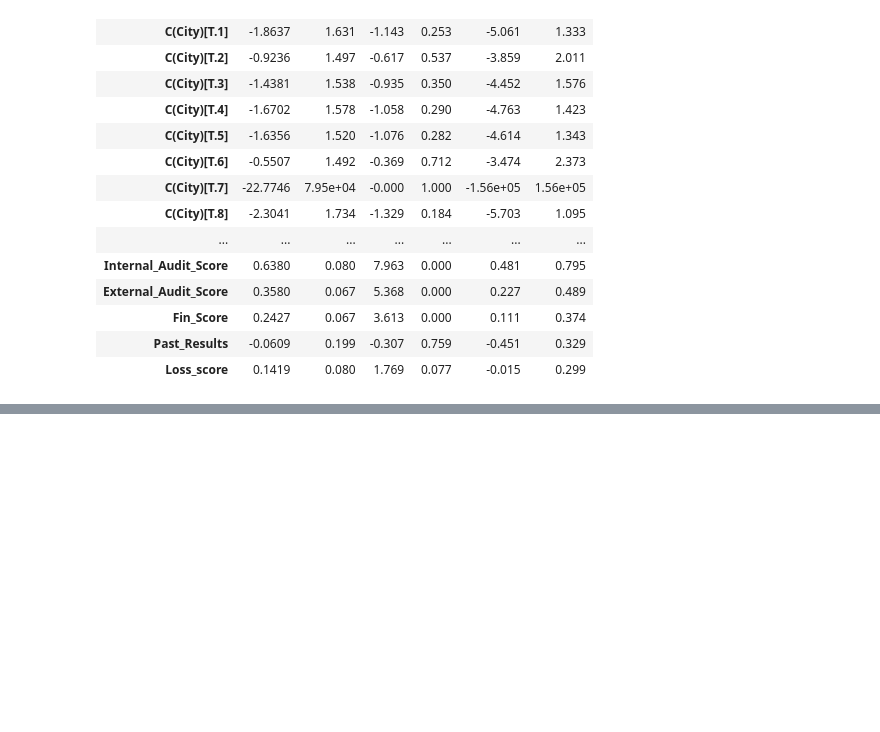
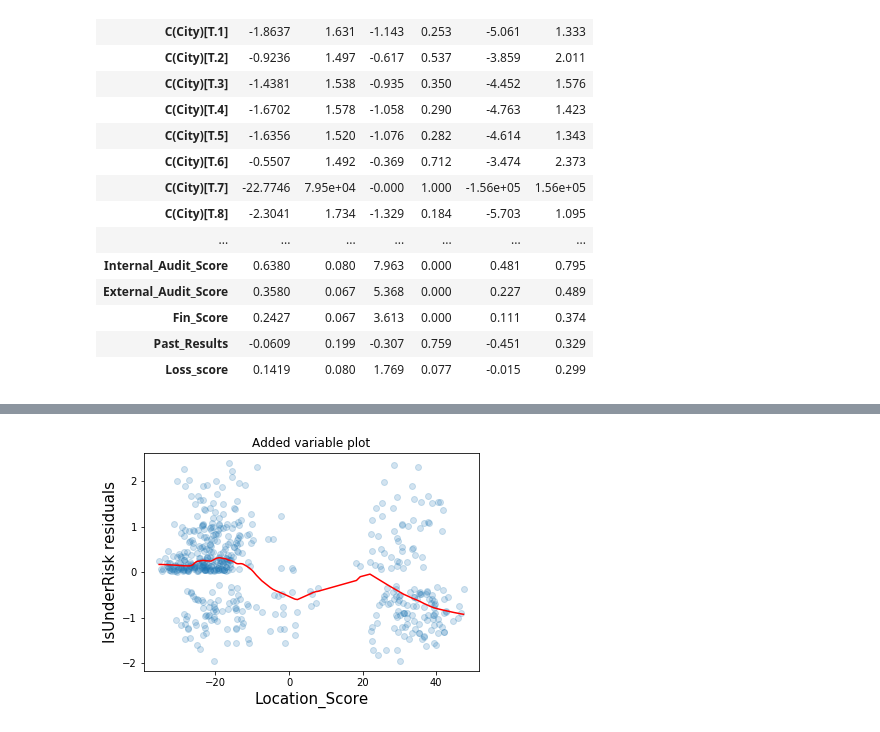
Before and after one commit to arnabkroy/MachineHack_FinRisk, a Jupyter notebook: FinRisk_NB1.ipynb, the cells around one changed output, grey strips where cells are left out. Drawn from its saved outputs; the diff is of its cells as text; code cells hidden in the pictures; blank space fills up the shorter version.

```diff
--- a/FinRisk_NB1.ipynb
+++ b/FinRisk_NB1.ipynb
@@ -432,0 +470,7 @@ Generalized Linear Model Regression Results
+# %%
+fig = result.plot_added_variable("Location_Score")
+ax = fig.get_axes()[0]
+ax.lines[0].set_alpha(0.2)
+_ = add_lowess(ax)
+# %% [output]
+[figure, added]
```
Also changed, not shown: parts of 7 cells of this notebook, 1 other file.
